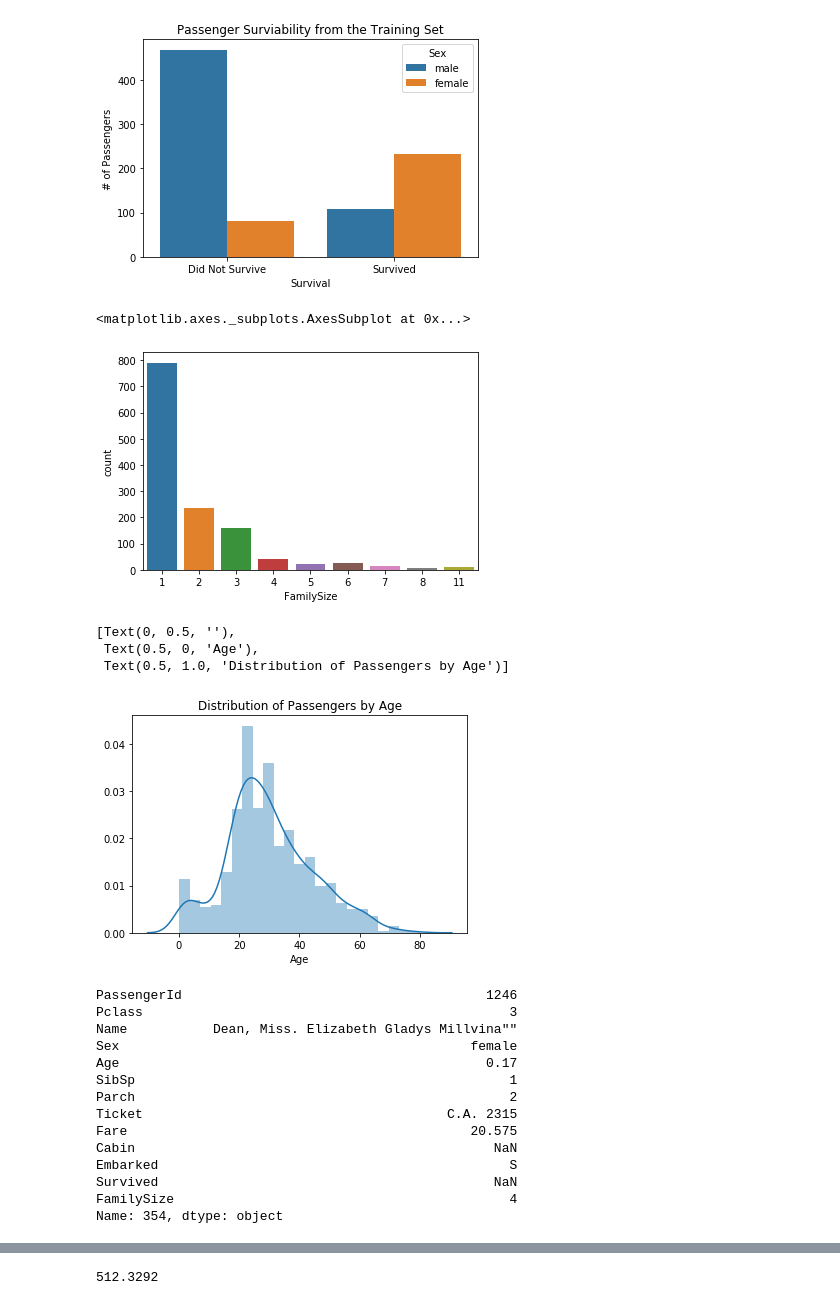
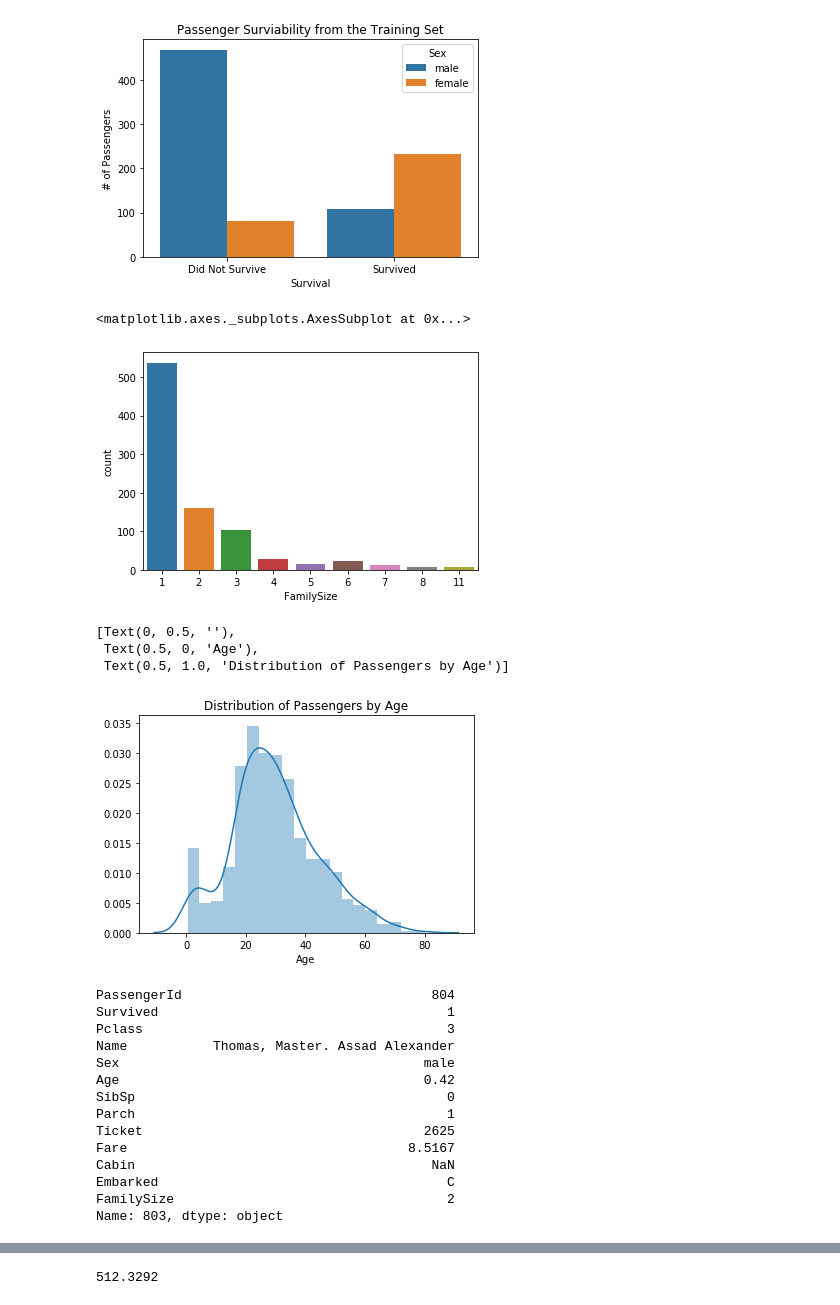
Before and after one commit to peiriant/Titanic_MLVisualization, a Jupyter notebook: Titanic Analysis.ipynb, the cells around one changed output, grey strips where cells are left out. Drawn from its saved outputs; the diff is of its cells as text; code cells hidden in the pictures.

```diff
--- a/Titanic Analysis.ipynb
+++ b/Titanic Analysis.ipynb
@@ -96,37 +105,37 @@ ax.set_xticklabels(['Did Not Survive','Survived'])
 [figure]
 # %%
 # Here, we calculate the size of the families on board the ship. A familysize of 1 indicates that person did not have any Siblings or Children listed on the passenger manifest.
-combined_df['FamilySize'] = combined_df['SibSp'] + combined_df['Parch'] + 1
+train_df['FamilySize'] = train_df['SibSp'] + train_df['Parch'] + 1
 # %%
-sns.countplot(combined_df['FamilySize'])
+sns.countplot(train_df['FamilySize'])
 # %% [output]
 <matplotlib.axes._subplots.AxesSubplot at 0x...>
-[figure, old version]
+[figure, new version]
 # %%
-ax = sns.distplot(combined_df.Age)
+ax = sns.distplot(train_df.Age)
 ax.set(xlabel = 'Age', ylabel = '', title = 'Distribution of Passengers by Age')
 # %% [output]
 [Text(0, 0.5, ''),
  Text(0.5, 0, 'Age'),
  Text(0.5, 1.0, 'Distribution of Passengers by Age')]
-[figure, old version]
+[figure, new version]
 # %%
 # Millvina Dean is the youngest passenger on the Titanic. Alongside being the youngest survivor, she is widely known as the last survivor of the sinking of the Titanic.
 # Additionally, her data point belongs to the test data set, as indicated by the NaN value.
-combined_df.iloc[combined_df.Age.idxmin()]
+train_df.iloc[train_df.Age.idxmin()]
 # %% [output]
-PassengerId                                       1246
-Pclass                                               3
-Name           Dean, Miss. Elizabeth Gladys Millvina""
-Sex                                             female
-Age                                               0.17
-SibSp                                                1
-Parch                                                2
-Ticket                                       C.A. 2315
-Fare                                            20.575
-Cabin                                              NaN
-Embarked                                             S
-Survived                                           NaN
-FamilySize                                           4
-Name: 354, dtype: object
+PassengerId                                804
+Survived                                     1
+Pclass                                       3
+Name           Thomas, Master. Assad Alexander
+Sex                                       male
+Age                                       0.42
+SibSp                                        0
+Parch                                        1
+Ticket                                    2625
+Fare                                    8.5167
+Cabin                                      NaN
+Embarked                                     C
+FamilySize                                   2
+Name: 803, dtype: object
 # %%
```
Also changed, not shown: parts of 59 cells of this notebook.
